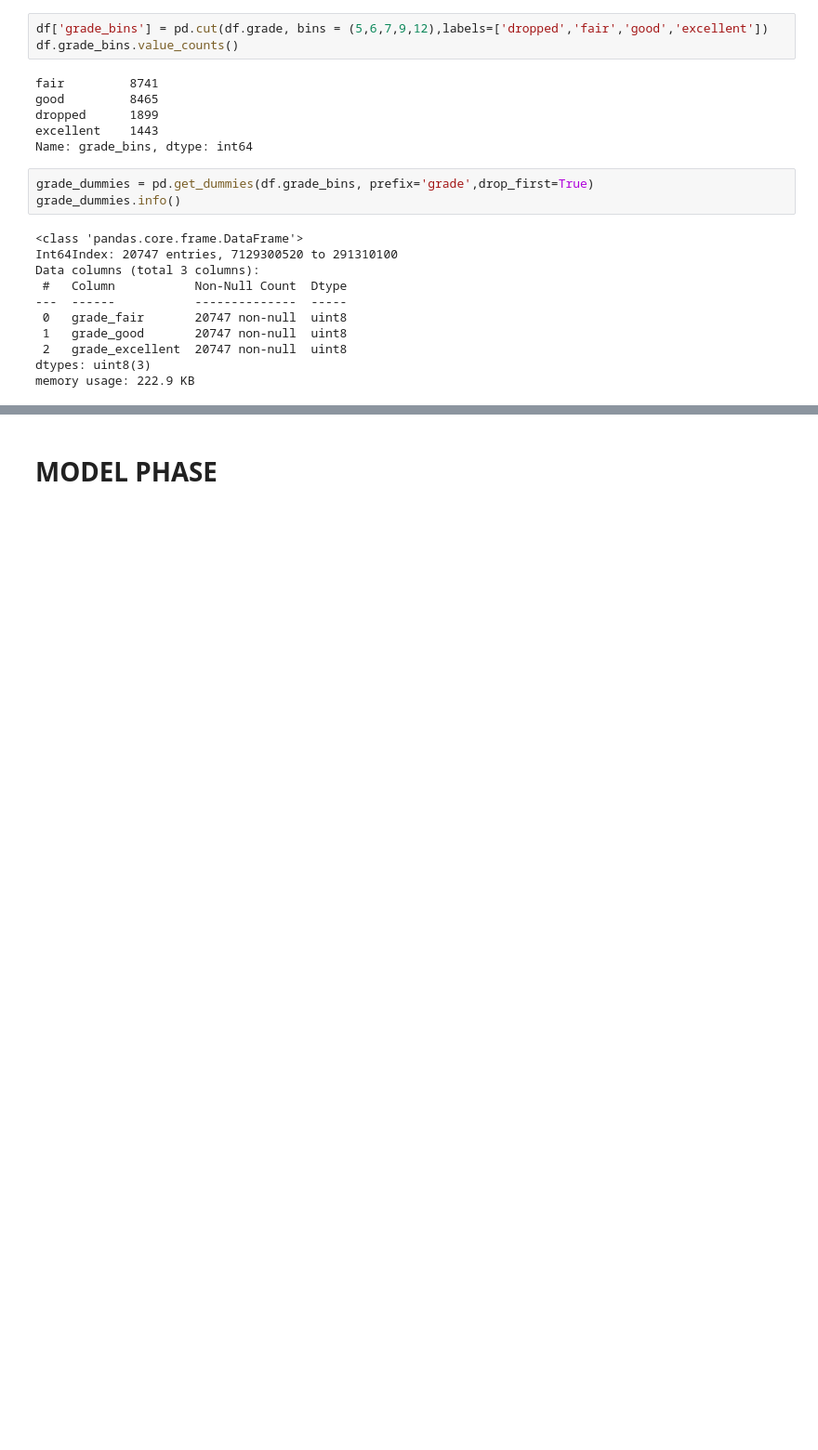
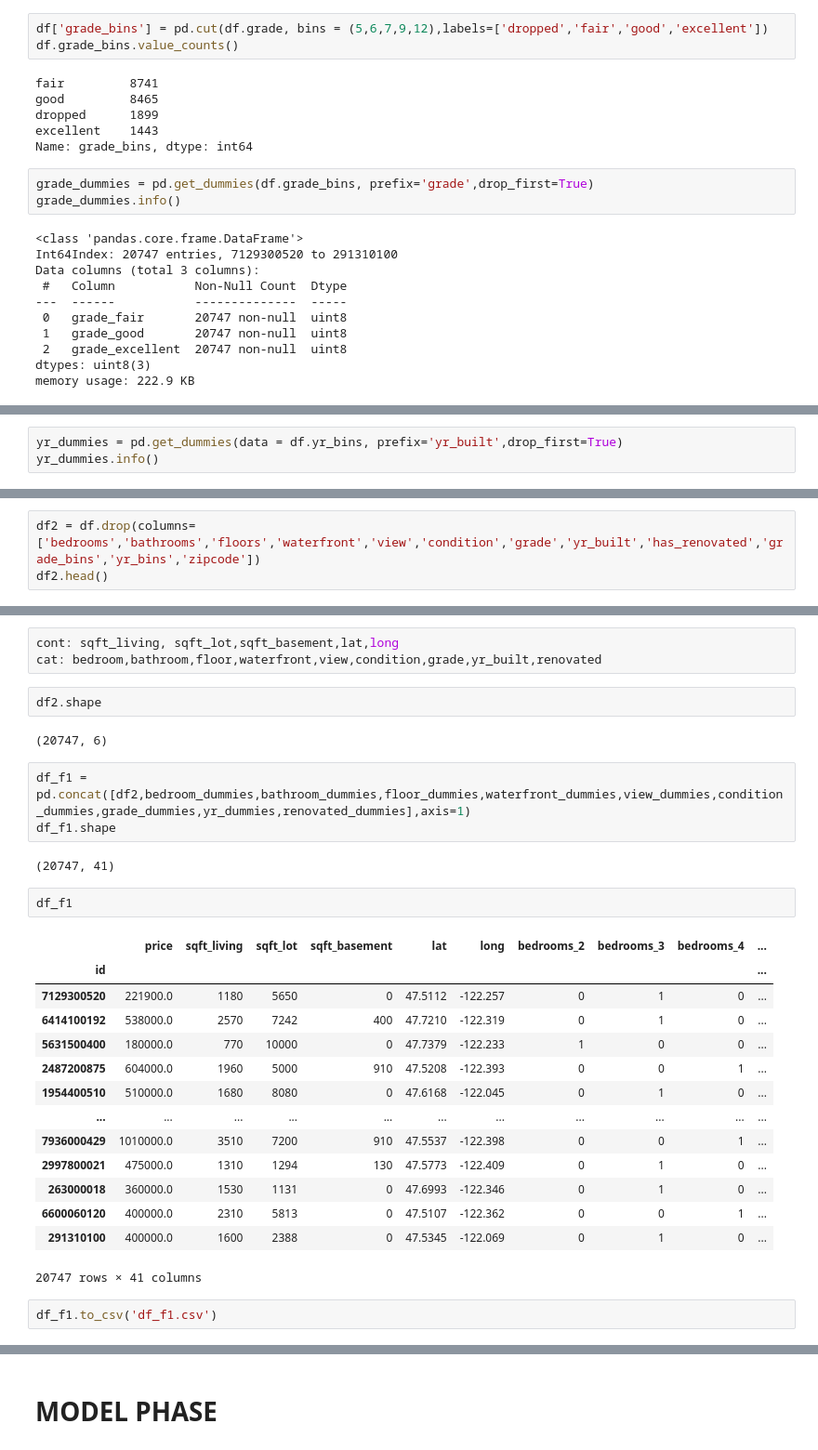
Before and after one commit to emilio027/King-s-County-Housing-Data-Linear-Regression-Analysis, a Jupyter notebook: Main Notebook.ipynb, the cells around one changed output, grey strips where cells are left out. Shown at 93% size. Drawn from its saved outputs; the diff is of its cells as text; blank space fills up the shorter version.

```diff
--- a/Main Notebook.ipynb
+++ b/Main Notebook.ipynb
@@ -907,0 +934,3 @@ memory usage: 222.9 KB
+# %%
+yr_dummies = pd.get_dummies(data = df.yr_bins, prefix='yr_built',drop_first=True)
+yr_dummies.info()
@@ -907,0 +971,3 @@ memory usage: 222.9 KB
+# %%
+df2 = df.drop(columns=['bedrooms','bathrooms','floors','waterfront','view','condition','grade','yr_built','has_renovated','grade_bins','yr_bins','zipcode'])
+df2.head()
@@ -907,0 +982,31 @@ memory usage: 222.9 KB
+# %%
+cont: sqft_living, sqft_lot,sqft_basement,lat,long
+cat: bedroom,bathroom,floor,waterfront,view,condition,grade,yr_built,renovated
+# %%
+df2.shape
+# %% [output]
+(20747, 6)
+# %%
+df_f1 = pd.concat([df2,bedroom_dummies,bathroom_dummies,floor_dummies,waterfront_dummies,view_dummies,condition_dummies,grade_dummies,yr_dummies,renovated_dummies],axis=1)
+df_f1.shape
+# %% [output]
+(20747, 41)
+# %%
+df_f1
+# %% [output]
+|  | price | sqft_living | sqft_lot | sqft_basement | lat | long | bedrooms_2 | bedrooms_3 | bedrooms_4 | ... |
+| id |  |  |  |  |  |  |  |  |  | ... |
+| 7129300520 | 221900.0 | 1180 | 5650 | 0 | 47.5112 | -122.257 | 0 | 1 | 0 | ... |
+| 6414100192 | 538000.0 | 2570 | 7242 | 400 | 47.7210 | -122.319 | 0 | 1 | 0 | ... |
+| 5631500400 | 180000.0 | 770 | 10000 | 0 | 47.7379 | -122.233 | 1 | 0 | 0 | ... |
+| 2487200875 | 604000.0 | 1960 | 5000 | 910 | 47.5208 | -122.393 | 0 | 0 | 1 | ... |
+| 1954400510 | 510000.0 | 1680 | 8080 | 0 | 47.6168 | -122.045 | 0 | 1 | 0 | ... |
+| ... | ... | ... | ... | ... | ... | ... | ... | ... | ... | ... |
+| 7936000429 | 1010000.0 | 3510 | 7200 | 910 | 47.5537 | -122.398 | 0 | 0 | 1 | ... |
+| 2997800021 | 475000.0 | 1310 | 1294 | 130 | 47.5773 | -122.409 | 0 | 1 | 0 | ... |
+| 263000018 | 360000.0 | 1530 | 1131 | 0 | 47.6993 | -122.346 | 0 | 1 | 0 | ... |
+| 6600060120 | 400000.0 | 2310 | 5813 | 0 | 47.5107 | -122.362 | 0 | 0 | 1 | ... |
+| 291310100 | 400000.0 | 1600 | 2388 | 0 | 47.5345 | -122.069 | 0 | 1 | 0 | ... |
+20747 rows × 41 columns
+# %%
+df_f1.to_csv('df_f1.csv')
```
Also changed, not shown: parts of 35 cells of this notebook.
